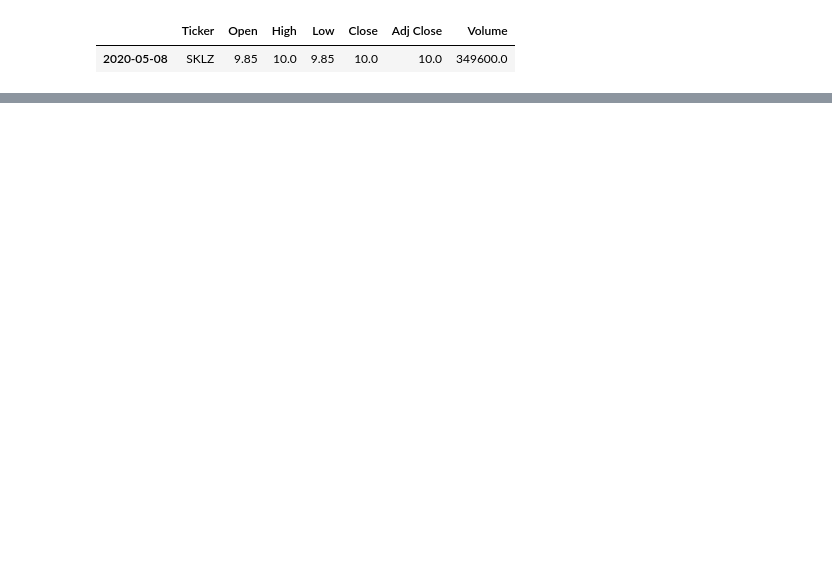
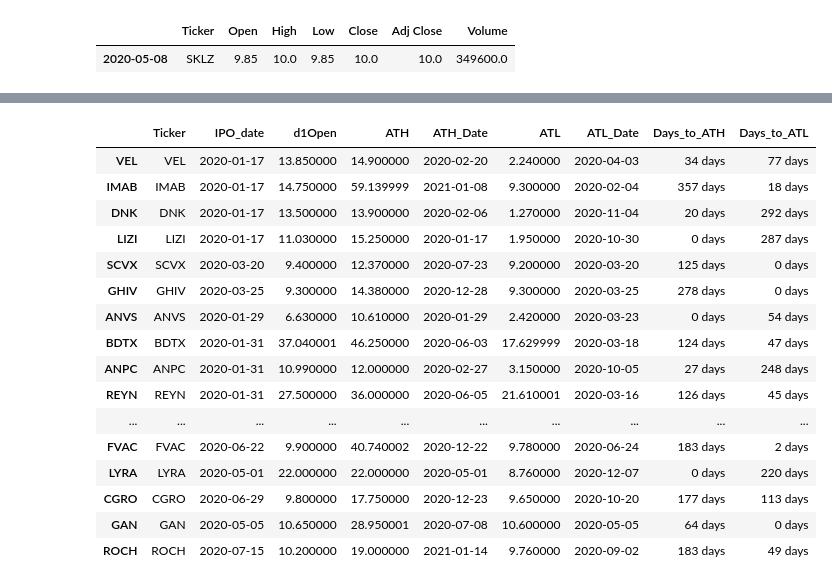
Before and after one commit to samlani03/SA-repo, a Jupyter notebook: YFinance Testing.ipynb, the cells around one changed output, grey strips where cells are left out. Drawn from its saved outputs; the diff is of its cells as text; code cells hidden in the pictures; blank space fills up the shorter version.

```diff
--- a/YFinance Testing.ipynb
+++ b/YFinance Testing.ipynb
@@ -144,0 +272,9 @@ for stock in stocks:
+# %%
+infodf=pd.DataFrame({"Ticker":[],"IPO_date":[],"d1Open":[],"ATH":[],"ATH_Date":[],"ATL":[],"ATL_Date":[]})
+
+for stock in stocks:
+    if
+    info = yf.download(stock, period='5y')
+    #temp=pd.DataFrame({"Ticker":[],"IPO_date":[],"d1Open":[],"ATH":[],"ATH_Date":[],"ATL":[],"ATL_Date":[], "Days_to_ATH":[], "Days_to_ATL":[]})
+    #temp.loc[stock]=[stock]+[info.index.min()]+[info.loc[info.index.min()].Open]+[info.High.max()]+[info.idxmax().High]+[info.Low.min()]+[info.idxmin().Low]+[info.idxmax().High-info.index.min()]+[info.idxmin().Low-info.index.min()]
+    #infodf=infodf.append(temp)
@@ -144,0 +303,20 @@ for stock in stocks:
+# %%
+infodf.head(50)
+# %% [output]
+|  | Ticker | IPO_date | d1Open | ATH | ATH_Date | ATL | ATL_Date | Days_to_ATH | Days_to_ATL |
+| VEL | VEL | 2020-01-17 | 13.850000 | 14.900000 | 2020-02-20 | 2.240000 | 2020-04-03 | 34 days | 77 days |
+| IMAB | IMAB | 2020-01-17 | 14.750000 | 59.139999 | 2021-01-08 | 9.300000 | 2020-02-04 | 357 days | 18 days |
+| DNK | DNK | 2020-01-17 | 13.500000 | 13.900000 | 2020-02-06 | 1.270000 | 2020-11-04 | 20 days | 292 days |
+| LIZI | LIZI | 2020-01-17 | 11.030000 | 15.250000 | 2020-01-17 | 1.950000 | 2020-10-30 | 0 days | 287 days |
+| SCVX | SCVX | 2020-03-20 | 9.400000 | 12.370000 | 2020-07-23 | 9.200000 | 2020-03-20 | 125 days | 0 days |
+| GHIV | GHIV | 2020-03-25 | 9.300000 | 14.380000 | 2020-12-28 | 9.300000 | 2020-03-25 | 278 days | 0 days |
+| ANVS | ANVS | 2020-01-29 | 6.630000 | 10.610000 | 2020-01-29 | 2.420000 | 2020-03-23 | 0 days | 54 days |
+| BDTX | BDTX | 2020-01-31 | 37.040001 | 46.250000 | 2020-06-03 | 17.629999 | 2020-03-18 | 124 days | 47 days |
+| ANPC | ANPC | 2020-01-31 | 10.990000 | 12.000000 | 2020-02-27 | 3.150000 | 2020-10-05 | 27 days | 248 days |
+| REYN | REYN | 2020-01-31 | 27.500000 | 36.000000 | 2020-06-05 | 21.610001 | 2020-03-16 | 126 days | 45 days |
+| ... | ... | ... | ... | ... | ... | ... | ... | ... | ... |
+| FVAC | FVAC | 2020-06-22 | 9.900000 | 40.740002 | 2020-12-22 | 9.780000 | 2020-06-24 | 183 days | 2 days |
+| LYRA | LYRA | 2020-05-01 | 22.000000 | 22.000000 | 2020-05-01 | 8.760000 | 2020-12-07 | 0 days | 220 days |
+| CGRO | CGRO | 2020-06-29 | 9.800000 | 17.750000 | 2020-12-23 | 9.650000 | 2020-10-20 | 177 days | 113 days |
+| GAN | GAN | 2020-05-05 | 10.650000 | 28.950001 | 2020-07-08 | 10.600000 | 2020-05-05 | 64 days | 0 days |
+| ROCH | ROCH | 2020-07-15 | 10.200000 | 19.000000 | 2021-01-14 | 9.760000 | 2020-09-02 | 183 days | 49 days |
```
Also changed, not shown: parts of 33 cells of this notebook, 2 other files.
